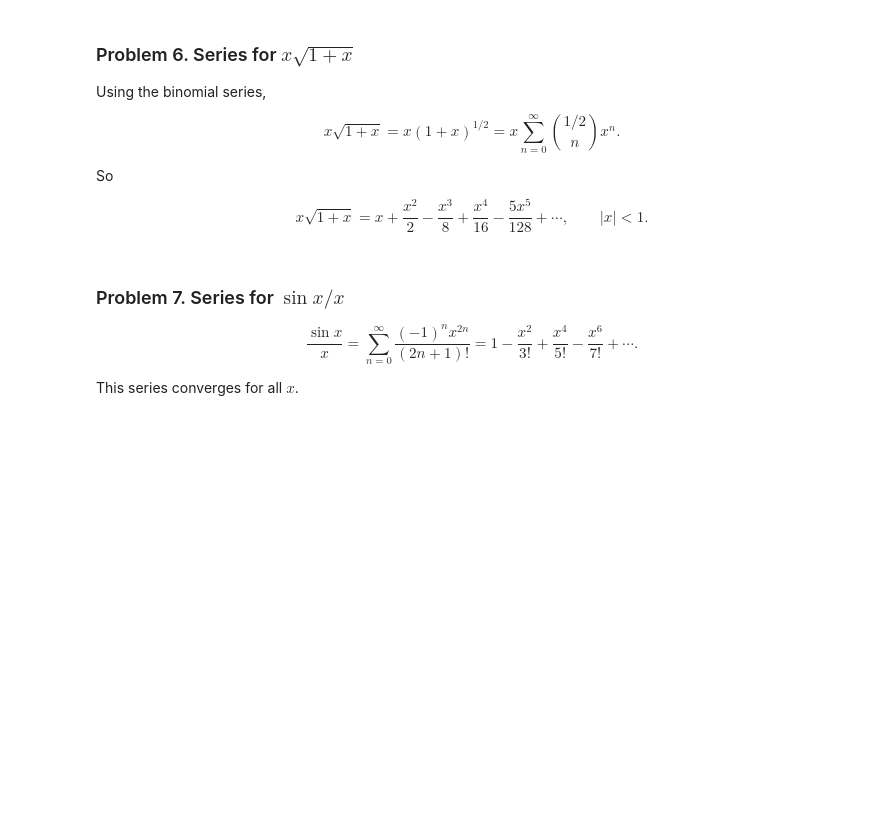
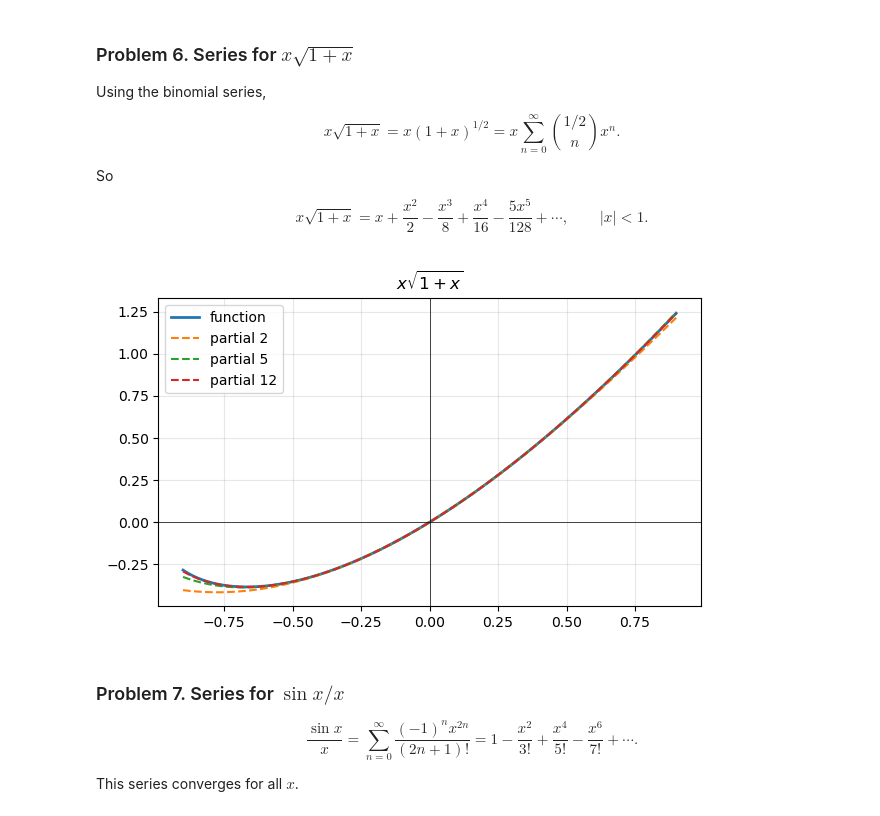
Before and after one commit to ruddyscent/boas-companion, a Jupyter notebook: ch01/sec13-solutions.ipynb, the cells around one changed output. Saved outputs shown, nothing was run; the diff lists cells and outputs as text; code cells hidden in the pictures; blank space fills up the shorter version.

```diff
--- a/ch01/sec13-solutions.ipynb
+++ b/ch01/sec13-solutions.ipynb
@@ -190,6 +215,38 @@ x\sqrt{1+x}=x+\frac{x^2}{2}-\frac{x^3}{8}+\frac{x^4}{16}
 -\frac{5x^5}{128}+\cdots,
 \qquad |x|<1.
 $$
+# %%
+import math
+import matplotlib.pyplot as plt
+
+def binom(p, n):
+    c = 1
+    for k in range(n):
+        c *= (p - k) / (k + 1)
+    return c
+
+
+def exact(x):
+    return x * math.sqrt(1 + x)
+
+
+def partial(x, N):
+    return sum(binom(1/2, n) * x**(n + 1) for n in range(N + 1))
+
+xs = [-0.9 + (0.9 - (-0.9)) * i / 400 for i in range(401)]
+
+plt.figure(figsize=(7, 4))
+plt.plot(xs, [exact(x) for x in xs], label="function", linewidth=2)
+for N in [2, 5, 12]:
+    plt.plot(xs, [partial(x, N) for x in xs], "--", label=f"partial {N}")
+plt.axhline(0, color="black", linewidth=0.5)
+plt.axvline(0, color="black", linewidth=0.5)
+plt.title(r"$x\sqrt{1+x}$")
+plt.grid(True, alpha=0.3)
+plt.legend()
+plt.show()
+# %% [output]
+[figure, added]
 # %% [markdown]
 ### Problem 7. Series for $\sin x/x$
 
```
Also changed, not shown: parts of 42 cells of this notebook.
